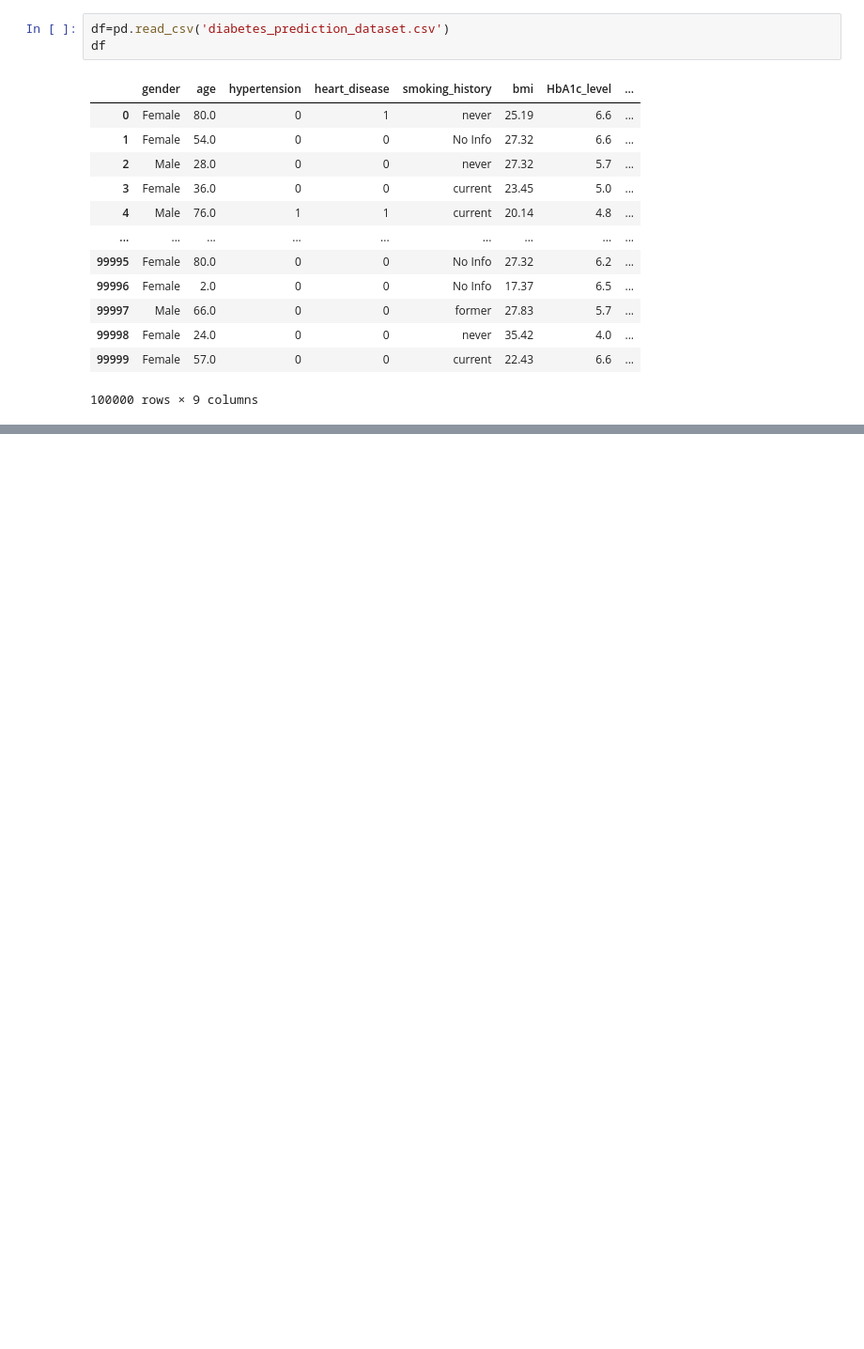
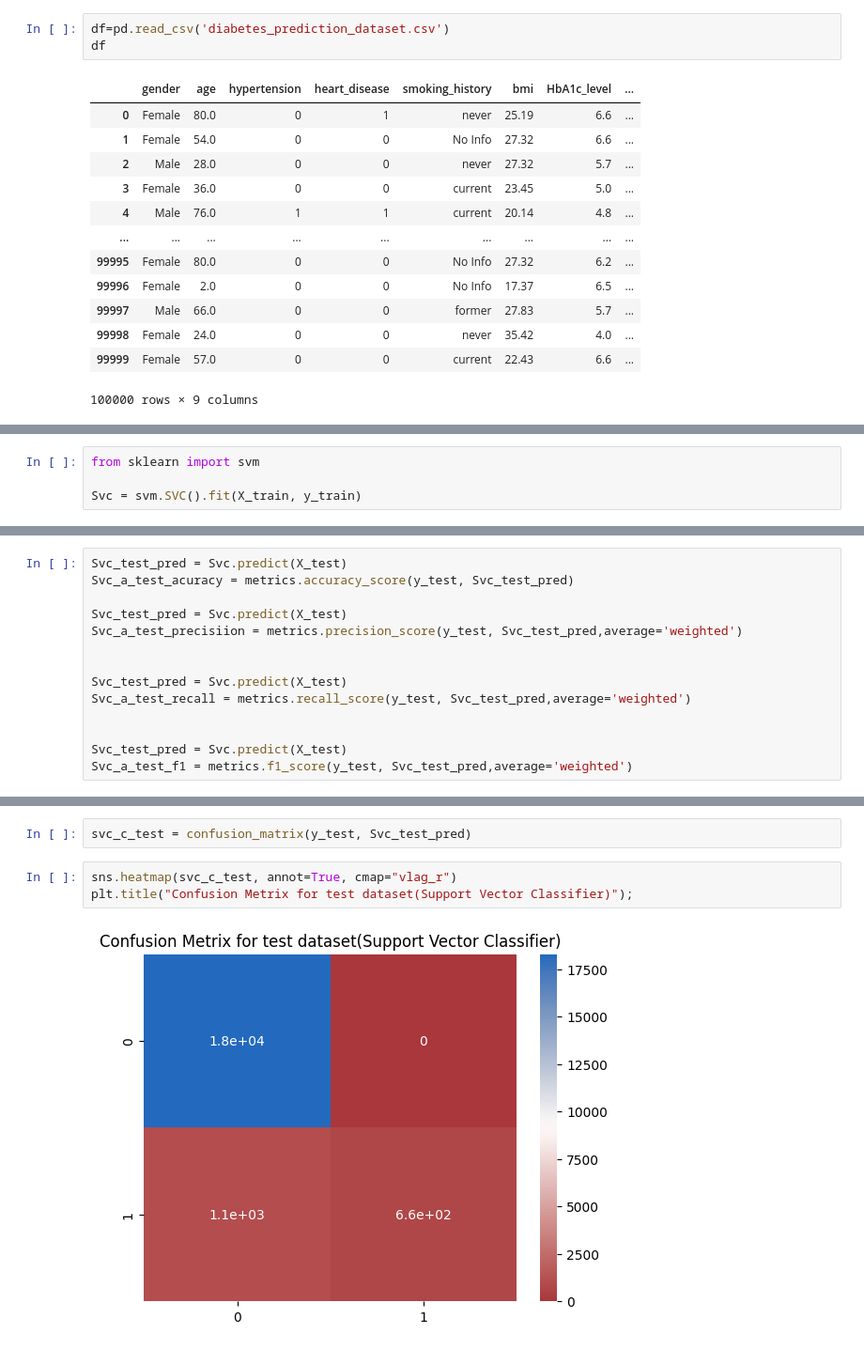
Before and after one commit to fahimarefin/Multi-Disease-Prediction, a Jupyter notebook: notebooks/diabetis.ipynb, the cells around one changed output, grey strips where cells are left out. Shown: that part at 94% size. Saved outputs shown, nothing was run; the diff lists cells and outputs as text; blank space fills up the shorter version.

```diff
--- a/notebooks/diabetis.ipynb
+++ b/notebooks/diabetis.ipynb
@@ -20,0 +262,4 @@ df
+# %%
+from sklearn import svm
+
+Svc = svm.SVC().fit(X_train, y_train)
@@ -20,0 +271,14 @@ df
+# %%
+Svc_test_pred = Svc.predict(X_test)
+Svc_a_test_acuracy = metrics.accuracy_score(y_test, Svc_test_pred)
+
+Svc_test_pred = Svc.predict(X_test)
+Svc_a_test_precisiion = metrics.precision_score(y_test, Svc_test_pred,average='weighted')
+
+
+Svc_test_pred = Svc.predict(X_test)
+Svc_a_test_recall = metrics.recall_score(y_test, Svc_test_pred,average='weighted')
+
+
+Svc_test_pred = Svc.predict(X_test)
+Svc_a_test_f1 = metrics.f1_score(y_test, Svc_test_pred,average='weighted')
@@ -20,0 +296,7 @@ df
+# %%
+svc_c_test = confusion_matrix(y_test, Svc_test_pred)
+# %%
+sns.heatmap(svc_c_test, annot=True, cmap="vlag_r")
+plt.title("Confusion Metrix for test dataset(Support Vector Classifier)");
+# %% [output]
+[figure, added]
```
Also changed, not shown: parts of 36 cells of this notebook.
